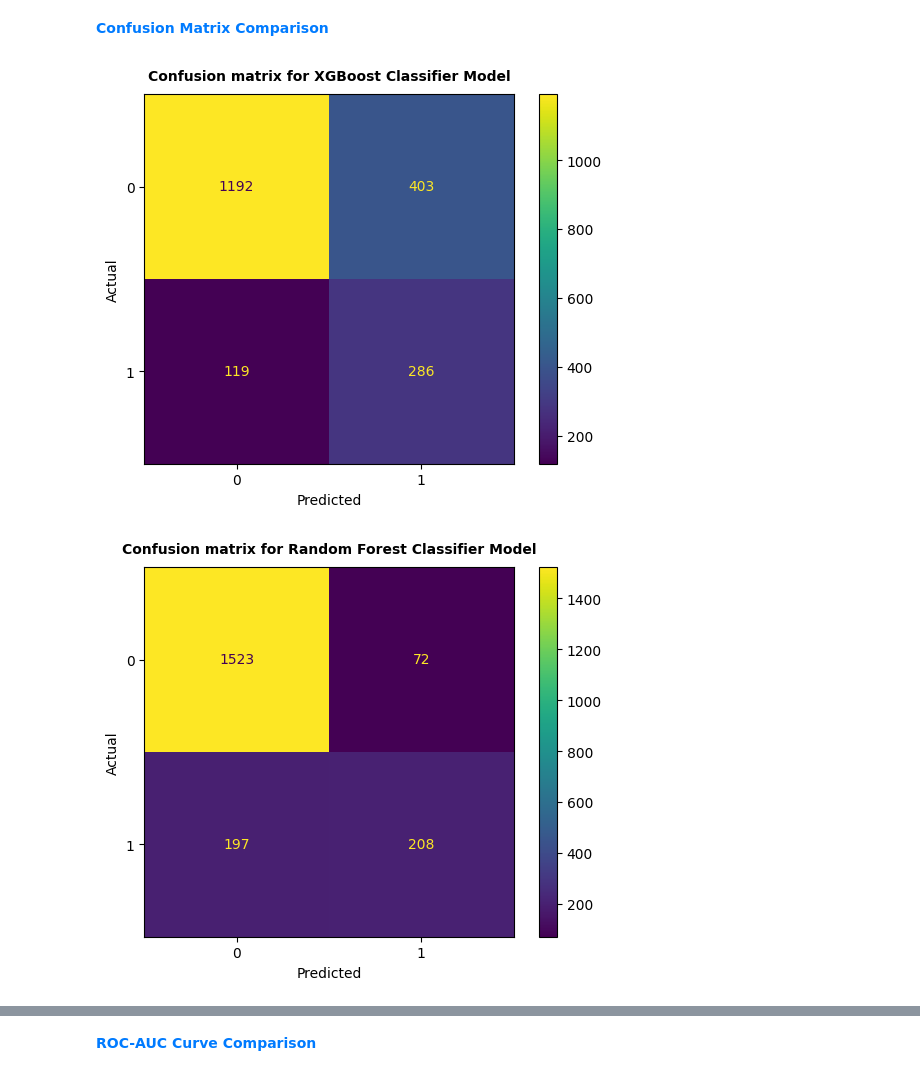
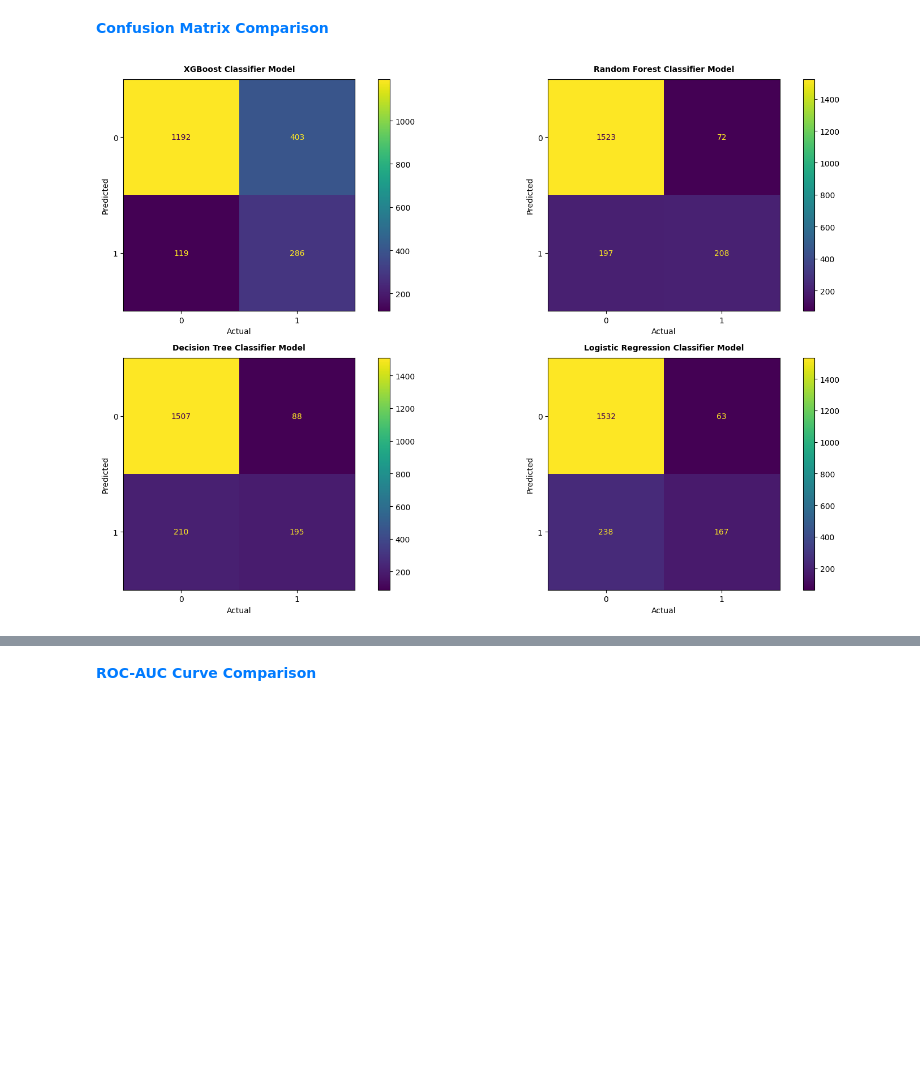
Before and after one commit to hakanco/Bank_Customer_Churn_Model, a Jupyter notebook: banking_churn_model.ipynb, the cells around one changed output, grey strips where cells are left out. Saved outputs shown, nothing was run; the diff lists cells and outputs as text; code cells hidden in the pictures; blank space fills up the shorter version.

```diff
--- a/banking_churn_model.ipynb
+++ b/banking_churn_model.ipynb
@@ -461,35 +473,47 @@ for name, model in models.items():
 # %%
 # Define models and their predictions
 models = {
     "XGBoost": {"model": xgb_model, "y_pred": y_pred_xgb},
     "Random Forest": {"model": rf_best_model, "y_pred": y_pred_rf},
     "Decision Tree": {"model": dt_model, "y_pred": y_pred_dt},
     "Logistic Regression": {"model": lr_model, "y_pred": y_pred_lr},
-
 }
 
+n_row = 2
+n_col = 2
+fig, axs = plt.subplots(n_row,n_col,figsize=(16,10))
+
 # Loop through each model
-for name, model_info in models.items():
+for i, model_zip in enumerate(models.items()):
+    ax = axs.flatten()[i]
+
+    name, model_info = model_zip
+
     # Get model and predictions
     model = model_info["model"]
     y_pred = model_info["y_pred"]
 
     # Calculate confusion matrix
     cm = confusion_matrix(y_test, y_pred, labels=model.classes_)
 
     # Create ConfusionMatrixDisplay
     disp = ConfusionMatrixDisplay(confusion_matrix=cm, display_labels=model.classes_)
 
     # Plot confusion matrix
-    disp.plot(values_format='')
+    disp.plot(values_format='', ax=ax)
 
     # Customize plot
-    plt.title(f'Confusion matrix for {name} Classifier Model', fontsize=10, pad=10, fontweight="black")
-    plt.ylabel('Actual')
-    plt.xlabel('Predicted')
+    ax.set_title(f'{name} Classifier Model', fontsize=10, pad=10, fontweight="black")
+    ax.set_xlabel('Actual')
+    ax.set_ylabel('Predicted')
 
-    # Show plot
-    plt.show()
+# Hide any empty subplots
+for j in range(i + 1, n_row * n_col):
+    fig.delaxes(axs.flatten()[j])
+
+# Layout so plots do not overlap
+fig.tight_layout()
+
+plt.show()
 # %% [output]
-[figure, old version]
+[figure, new version]
-[figure, removed]
```
Also changed, not shown: parts of 3 cells of this notebook.
